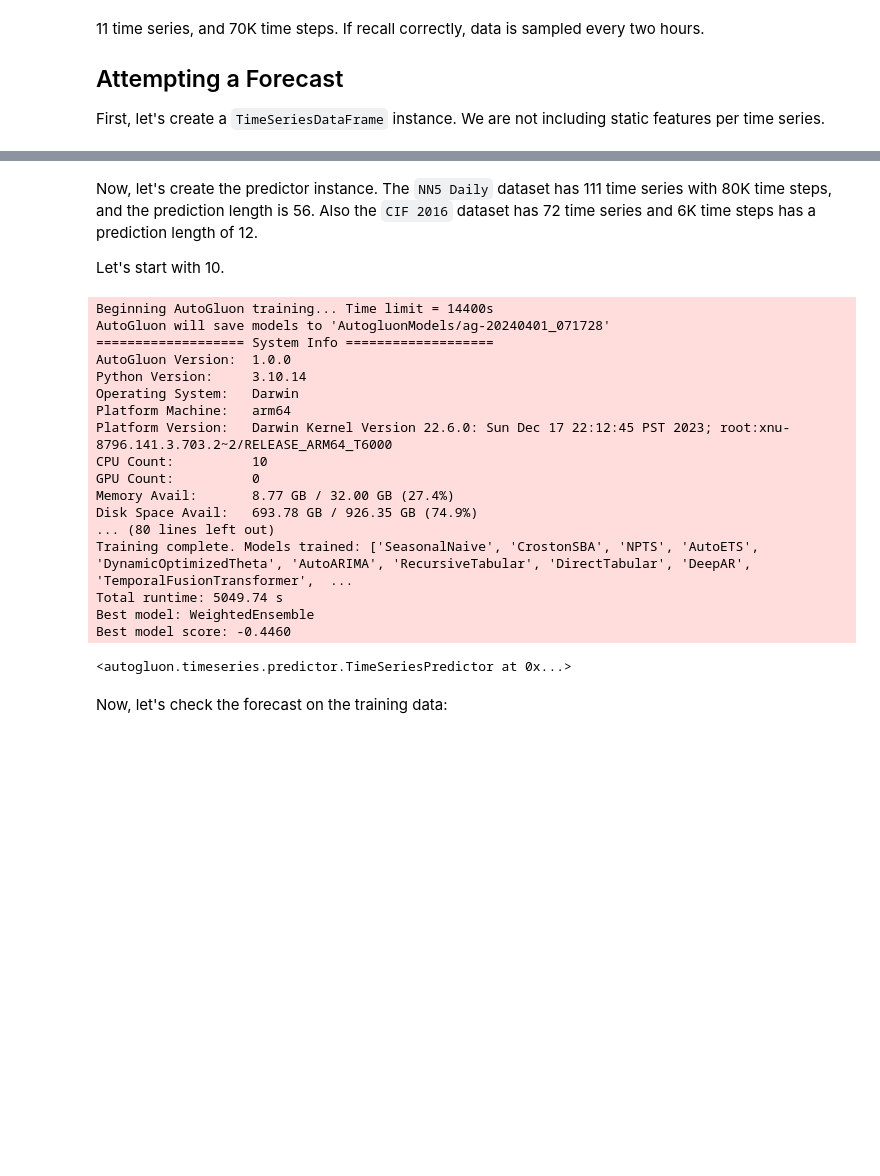
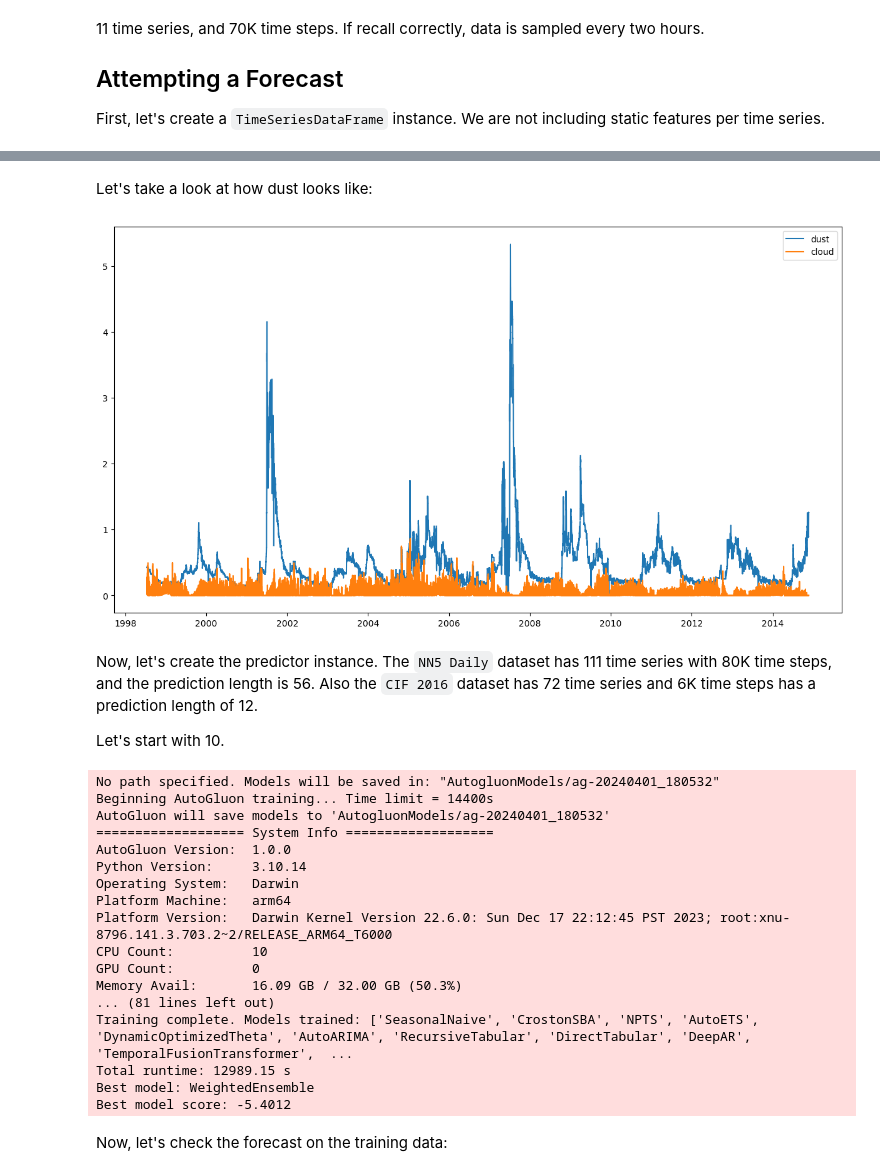
Before and after one commit to amelBennaceur/OpenMarsML, a Jupyter notebook: dust_forecast/ipynb/forecastin_dust.ipynb, the cells around one changed output, grey strips where cells are left out. Drawn from its saved outputs; the diff is of its cells as text; code cells hidden in the pictures; blank space fills up the shorter version.

```diff
--- a/dust_forecast/ipynb/forecastin_dust.ipynb
+++ b/dust_forecast/ipynb/forecastin_dust.ipynb
@@ -129,3 +142,11 @@ training_time_series
+# %% [markdown]
+Let's take a look at how dust looks like:
+# %%
+from plot_utils import plot_time_series
+
+plot_time_series(training_time_series, [TIME_SERIES_ID, "cloud"])
+# %% [output]
+[figure, added]
 # %% [markdown]
 Now, let's create the predictor instance. The ``NN5 Daily`` dataset has 111 time series with 80K time steps, and the prediction length is 56. Also the ``CIF 2016`` dataset has 72 time series and 6K time steps has a prediction length of 12.
 
@@ -133,20 +154,23 @@ Let's start with 10.
 # %%
 from autogluon.timeseries import TimeSeriesPredictor
 
-time_series_predictor: TimeSeriesPredictor = TimeSeriesPredictor(
-    prediction_length=PREDICTION_LENGTH,
-    eval_metric=EVALUATION_METRIC
-    # path=PATH,
-)
+if not PREDICTOR_FOLDER:
+    time_series_predictor: TimeSeriesPredictor = TimeSeriesPredictor(
+        prediction_length=PREDICTION_LENGTH,
+        eval_metric=EVALUATION_METRIC
+    )
 
-time_series_predictor.fit(
-    training_time_series,
-    presets=PRESETS,
-    time_limit=TIME_LIMIT
-)
+    time_series_predictor.fit(
+        training_time_series,
+        presets=PRESETS,
+        time_limit=TIME_LIMIT
+    )
+else:
+    time_series_predictor: TimeSeriesPredictor = TimeSeriesPredictor.load(PREDICTOR_FOLDER)
 # %% [output]
+No path specified. Models will be saved in: "AutogluonModels/ag-20240401_180532"
 Beginning AutoGluon training... Time limit = 14400s
-AutoGluon will save models to 'AutogluonModels/ag-20240401_071728'
+AutoGluon will save models to 'AutogluonModels/ag-20240401_180532'
 =================== System Info ===================
 AutoGluon Version:  1.0.0
 Python Version:     3.10.14
@@ -155,14 +179,12 @@ Platform Machine:   arm64
 Platform Version:   Darwin Kernel Version 22.6.0: Sun Dec 17 22:12:45 PST 2023; root:xnu-8796.141.3.703.2~2/RELEASE_ARM64_T6000
 CPU Count:          10
 GPU Count:          0
-Memory Avail:       8.77 GB / 32.00 GB (27.4%)
-Disk Space Avail:   693.78 GB / 926.35 GB (74.9%)
-... (80 lines left out)
+Memory Avail:       16.09 GB / 32.00 GB (50.3%)
+... (81 lines left out)
 Training complete. Models trained: ['SeasonalNaive', 'CrostonSBA', 'NPTS', 'AutoETS', 'DynamicOptimizedTheta', 'AutoARIMA', 'RecursiveTabular', 'DirectTabular', 'DeepAR', 'TemporalFusionTransformer',  ...
-Total runtime: 5049.74 s
+Total runtime: 12989.15 s
 Best model: WeightedEnsemble
-Best model score: -0.4460
+Best model score: -5.4012
-<autogluon.timeseries.predictor.TimeSeriesPredictor at 0x...>
 # %% [markdown]
 Now, let's check the forecast on the training data:
 # %%
```
Also changed, not shown: parts of 8 cells of this notebook, 1 other file.
